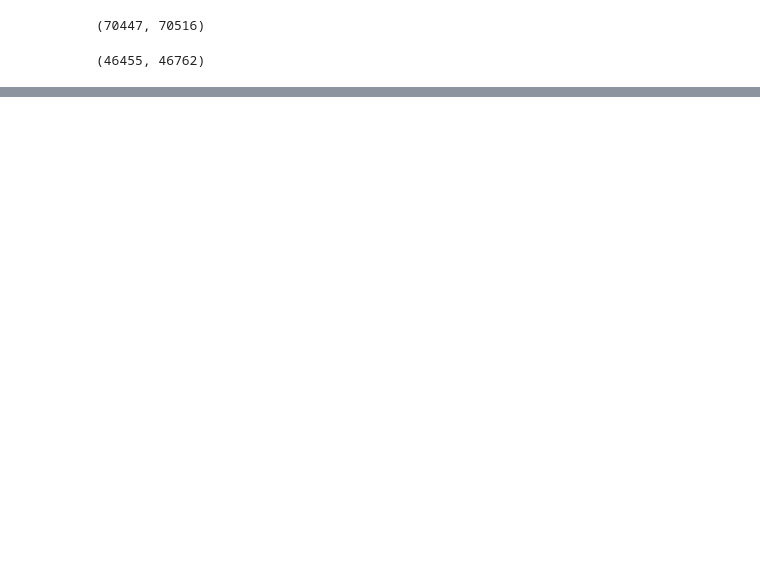
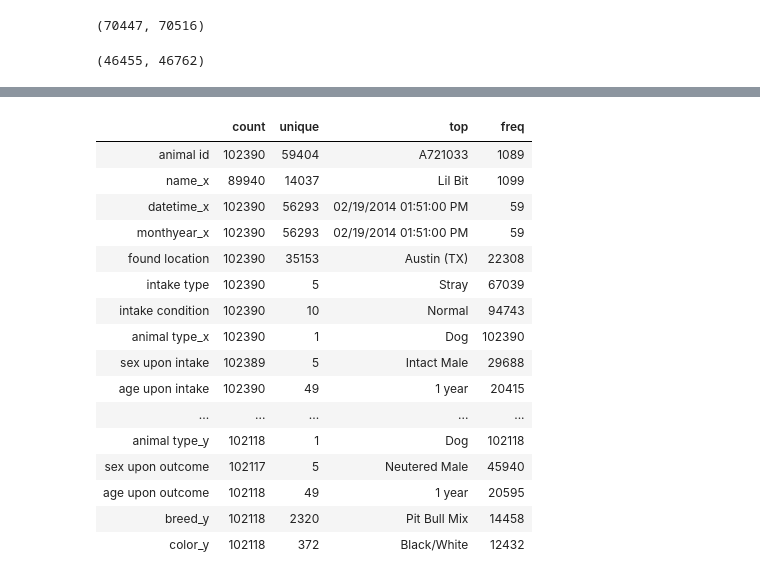
Before and after one commit to brandonanhorn/projects, a Jupyter notebook: animal_shelter/data_exploration.ipynb, the cells around one changed output, grey strips where cells are left out. Cells and saved outputs as stored; diff of their text form; code cells hidden in the pictures; blank space fills up the shorter version.

```diff
--- a/animal_shelter/data_exploration.ipynb
+++ b/animal_shelter/data_exploration.ipynb
@@ -68,3 +66,5 @@ df_dog_outcome.head(1)
 # %% [output]
 |  | animal id | name | datetime | monthyear | date of birth | outcome type | outcome subtype | animal type | ... |
 | 1 | A776359 | Gizmo | 07/18/2018 04:02:00 PM | 07/18/2018 04:02:00 PM | 07/12/2017 | Adoption | NaN | Dog | ... |
+# %%
+df_dogs = pd.merge(df_dog_intake, df_dog_outcome, how="left", on="animal id")
@@ -70,0 +83,20 @@ df_dog_outcome.head(1)
+# %%
+df_dogs.describe().T
+# %% [output]
+|  | count | unique | top | freq |
+| animal id | 102390 | 59404 | A721033 | 1089 |
+| name_x | 89940 | 14037 | Lil Bit | 1099 |
+| datetime_x | 102390 | 56293 | 02/19/2014 01:51:00 PM | 59 |
+| monthyear_x | 102390 | 56293 | 02/19/2014 01:51:00 PM | 59 |
+| found location | 102390 | 35153 | Austin (TX) | 22308 |
+| intake type | 102390 | 5 | Stray | 67039 |
+| intake condition | 102390 | 10 | Normal | 94743 |
+| animal type_x | 102390 | 1 | Dog | 102390 |
+| sex upon intake | 102389 | 5 | Intact Male | 29688 |
+| age upon intake | 102390 | 49 | 1 year | 20415 |
+| ... | ... | ... | ... | ... |
+| animal type_y | 102118 | 1 | Dog | 102118 |
+| sex upon outcome | 102117 | 5 | Neutered Male | 45940 |
+| age upon outcome | 102118 | 49 | 1 year | 20595 |
+| breed_y | 102118 | 2320 | Pit Bull Mix | 14458 |
+| color_y | 102118 | 372 | Black/White | 12432 |
```
Also changed, not shown: parts of 14 cells of this notebook, 1 other file.
